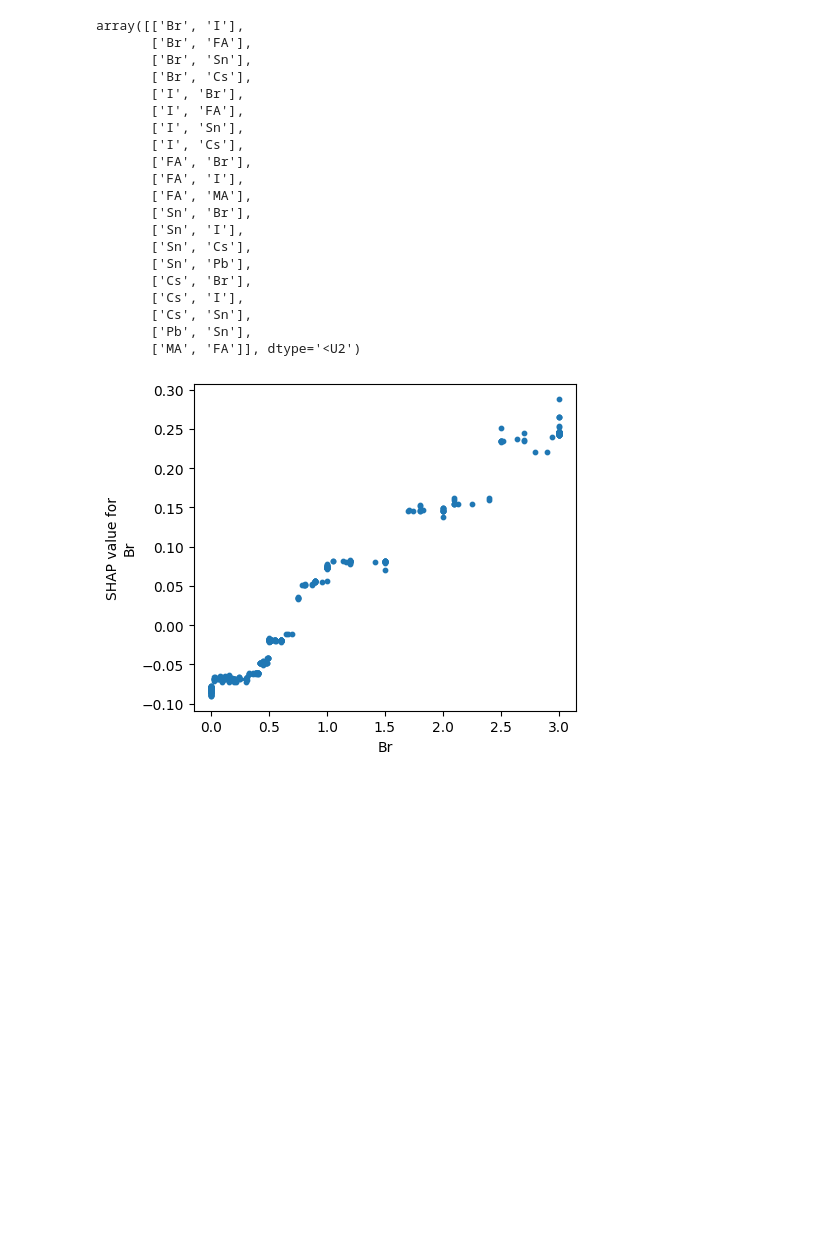
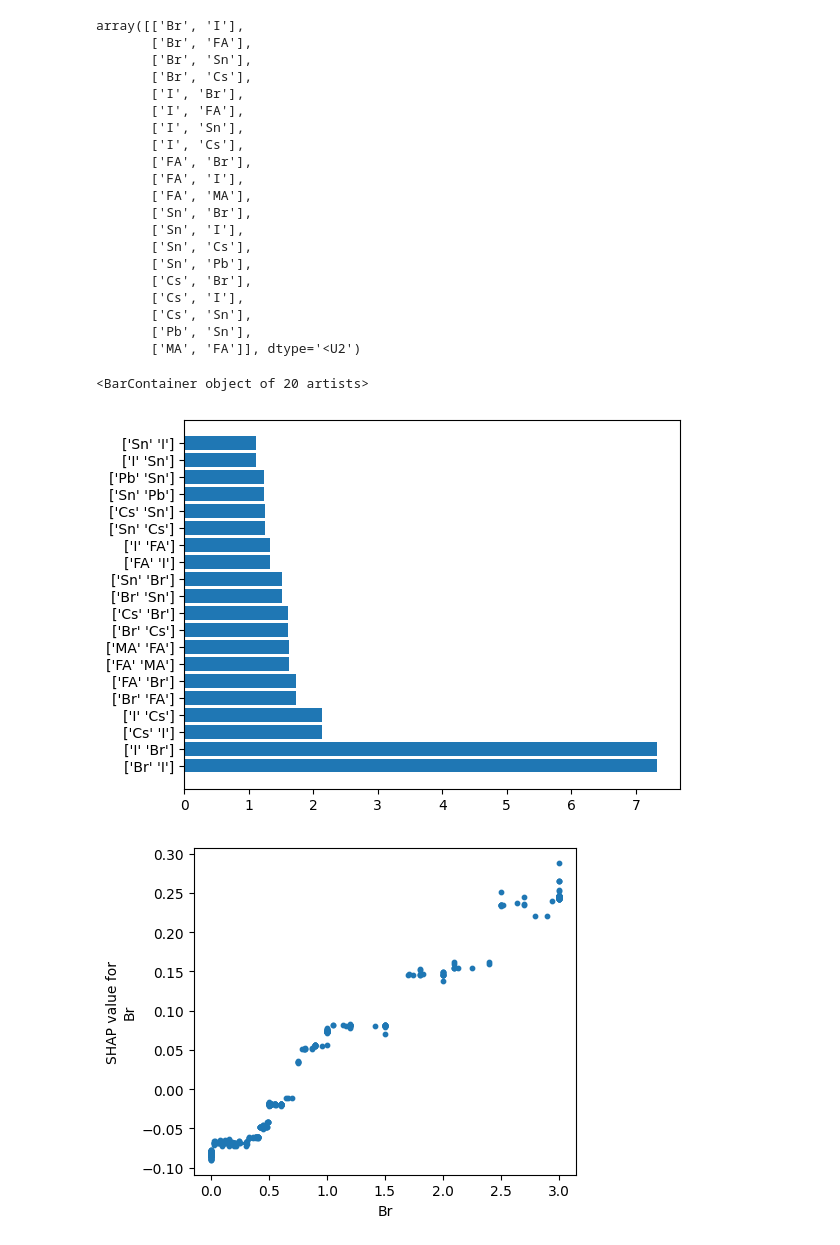
Before and after one commit to GongMLGroup/PerovskiteML, a Jupyter notebook: notebooks/neptune-shap-analysis.ipynb, the cells around one changed output. Drawn from its saved outputs; the diff is of its cells as text; code cells hidden in the pictures; blank space fills up the shorter version.

```diff
--- a/notebooks/neptune-shap-analysis.ipynb
+++ b/notebooks/neptune-shap-analysis.ipynb
@@ -179,9 +179,11 @@ plt.show()
 # %% [output]
 [figure]
 # %%
-interaction_threshold = 2
+interaction_threshold = 1
+threshold_mask = np.where(sorted_ia_matrix > interaction_threshold)
+sorted_inds = np.argsort(-sorted_ia_matrix[threshold_mask])
 feature_pairs = np.array([[ (a, b) for b in X.columns[inds] ] for a in X.columns[inds] ])
-important_pairs = feature_pairs[np.where(sorted_ia_matrix > 1)]
+important_pairs = feature_pairs[threshold_mask]
 important_pairs
 # %% [output]
 array([['Br', 'I'],
@@ -204,5 +206,10 @@ array([['Br', 'I'],
        ['Cs', 'Sn'],
        ['Pb', 'Sn'],
        ['MA', 'FA']], dtype='<U2')
+# %%
+plt.barh([str(pair) for pair in important_pairs[sorted_inds]], sorted_ia_matrix[threshold_mask][sorted_inds])
+# %% [output]
+<BarContainer object of 20 artists>
+[figure, added]
 # %%
 seen_index = set()
```
Also changed, not shown: parts of 5 cells of this notebook.
